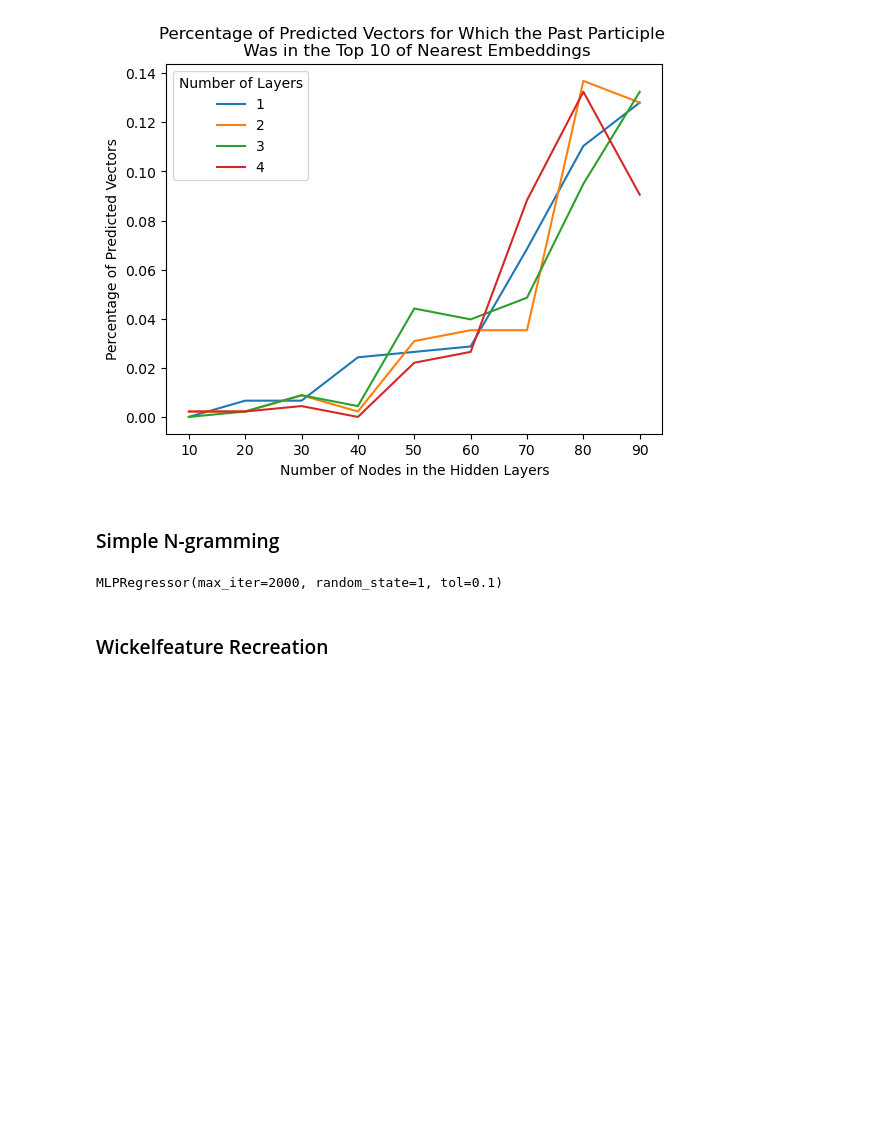
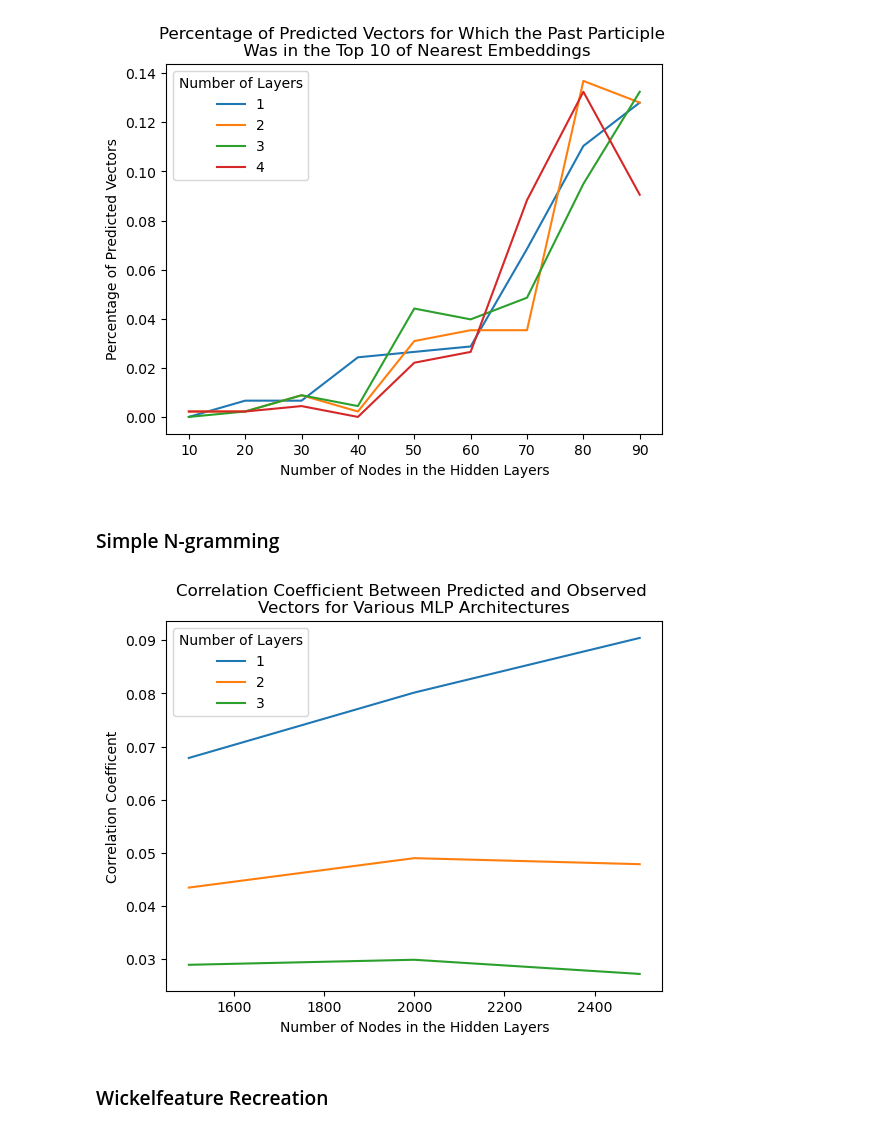
Before and after one commit to znowacek/CompLearnFinal, a Jupyter notebook: NowacekFinalProject.ipynb, the cells around one changed output. Drawn from its saved outputs; the diff is of its cells as text; code cells hidden in the pictures; blank space fills up the shorter version.

```diff
--- a/NowacekFinalProject.ipynb
+++ b/NowacekFinalProject.ipynb
@@ -164 +139,21 @@ Wall time: 4min 14s
+# %%
+# Data output earlier and saved so that graphs below can be recreated
+top_n_scores = [[0.0,0.006622516556291391,0.006622516556291391,0.024282560706401765,
+  0.026490066225165563,0.02869757174392936,0.0684326710816777,0.11037527593818984,0.1280353200883002],
+ [0.002207505518763797,0.002207505518763797,0.008830022075055188,0.002207505518763797,0.03090507726269316,
+  0.03532008830022075,0.03532008830022075,0.1368653421633554,0.1280353200883002],
+ [0.0,0.002207505518763797,0.008830022075055188,0.004415011037527594,0.04415011037527594,
+  0.039735099337748346,0.04856512141280353,0.09492273730684327,0.13245033112582782],
+ [0.002207505518763797,0.002207505518763797,0.004415011037527594,0.0,0.02207505518763797,
+  0.026490066225165563,0.08830022075055188,0.13245033112582782,0.09050772626931568]]
+# %%
+# Data output earlier and saved so that graphs below can be recreated
+dot_scores= [[0.5261133909225464,2.0041096210479736,4.538735866546631,4.451828956604004,
+  5.133293151855469,5.269200325012207,6.079173564910889,6.724015235900879,7.139591217041016],
+ [1.2450952529907227,3.1226115226745605,3.876995086669922,4.7461628913879395,5.7967305183410645,
+  5.957562446594238,6.145160675048828,7.399191856384277,7.455420017242432],
+ [1.6033682823181152,2.9150638580322266,3.4893453121185303,4.753185272216797,5.83275032043457,
+  5.938354969024658,6.189382076263428,7.277282238006592,7.660062313079834],
+ [1.161815881729126,4.081885814666748,4.255414009094238,4.7770280838012695,5.545246124267578,
+  5.975125789642334,7.0657429695129395,7.724087715148926,7.444712162017822]]
 # %%
@@ -217,17 +218,41 @@ for verb in verb_pairs:
 X = np.array(x_list)
 y = np.array(y_list)
 # %%
-from sklearn.neural_network import MLPRegressor
-from sklearn.model_selection import train_test_split
+# Split the data, create various models, and score them
 
-X_train, X_test, y_train, y_test = train_test_split(X, y, test_size=0.3, random_state=42)
+# from sklearn.neural_network import MLPRegressor
+# from sklearn.model_selection import train_test_split
 
-regr = MLPRegressor(random_state=1, max_iter=2000, tol=0.1)
-regr.fit(X_train, y_train)
+# X_train, X_test, y_train, y_test = train_test_split(X, y, test_size=0.3, random_state=42)
+
+# regr = MLPRegressor(random_state=1,hidden_layer_sizes=(2000,))
+# regr.fit(X_train, y_train)
+# ngram_scores = []
+# for layer in range(1,4):
+#     layer_score=[]
+#     for nodes in range(1500,3000,500):
+#         regr = MLPRegressor(hidden_layer_sizes=tuple([nodes]*layer),random_state=1, max_iter=2000, tol=0.1)
+#         regr.fit(X_train, y_train)
+#         layer_score.append(regr.score(X_test,y_test))
+#     ngram_scores.append(layer_score)
-# %% [output]
-MLPRegressor(max_iter=2000, random_state=1, tol=0.1)
+# %%
+# Data output earlier and saved so that graphs below can be recreated
+ngram_scores =[[0.06787174965486317, 0.0801691371001264, 0.09044958660134234],
+ [0.04349350377597673, 0.04902954403653211, 0.047895221064146815],
+ [0.028971028655899, 0.02991962095826839, 0.027255351905030825]]
 # %%
-y_pred = regr.predict(X_test)
+# Create the graph to understand hyperparameter tuning
+for layer in enumerate(ngram_scores):
+    plt.plot(range(1500,3000,500),layer[1],label=layer[0]+1)
+
+plt.legend(title='Number of Layers')
+plt.title("Correlation Coefficient Between Predicted and Observed \nVectors for Various MLP Architectures")
+plt.xlabel("Number of Nodes in the Hidden Layers")
+plt.ylabel("Correlation Coefficent")
+# plt.savefig('ngramPerformance.png')
+plt.show()
+# %% [output]
+[figure, added]
 # %% [markdown]
 ### Wickelfeature Recreation
 # %%
```
Also changed, not shown: parts of 29 cells of this notebook.
